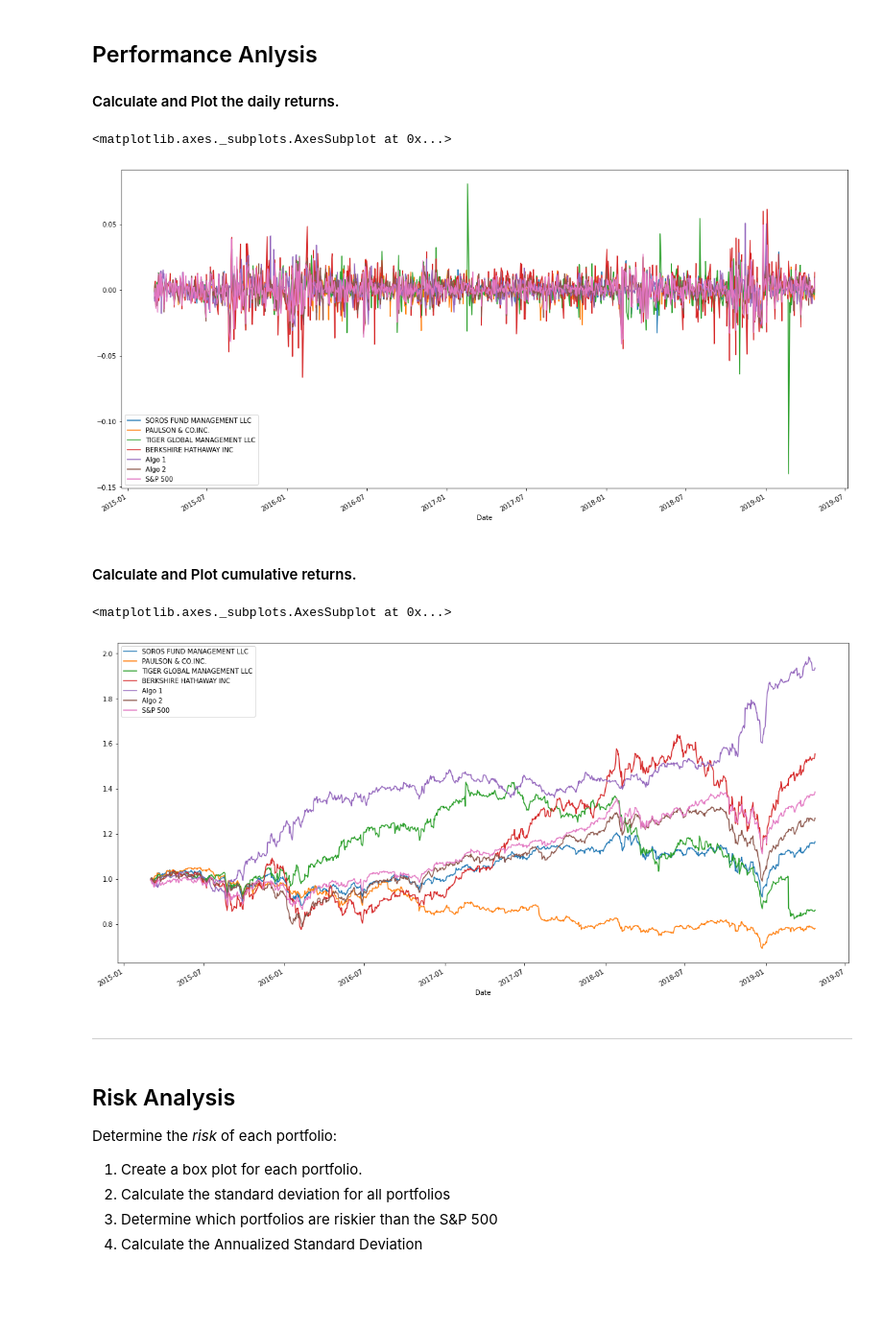
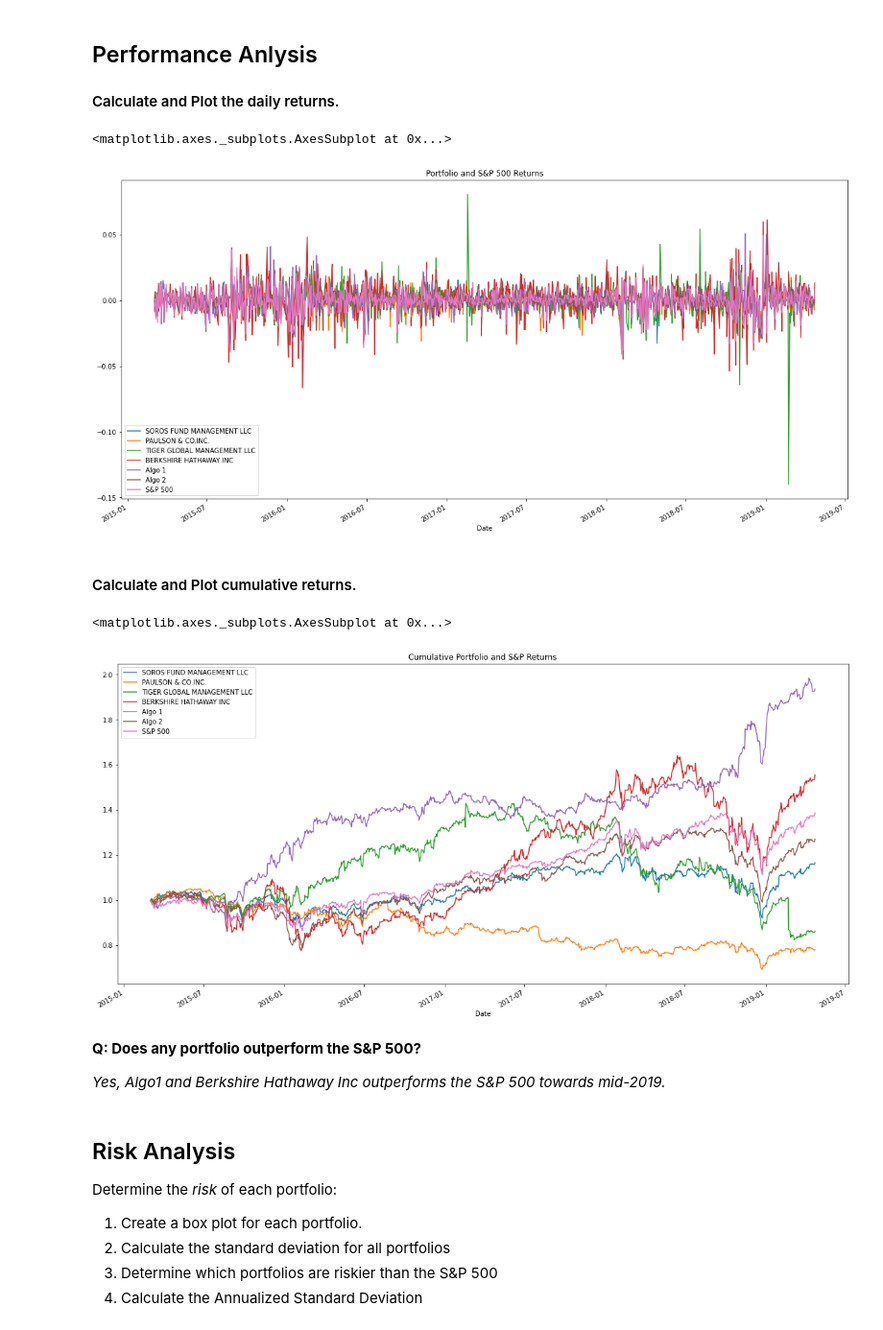
Before and after one commit to meowyen/hw4-whale-analysis, a Jupyter notebook: whale_analysis.ipynb, the cells around one changed output. Shown at 96% size. Cells and saved outputs as stored; diff of their text form; code cells hidden in the pictures; blank space fills up the shorter version.

```diff
--- a/whale_analysis.ipynb
+++ b/whale_analysis.ipynb
@@ -102,8 +102,8 @@ sp500_history_df.dtypes
 Close    float64
 dtype: object
 # %%
-# Calculate Daily Returns
-sp500_history_df = sp500_history_df.sort_index()
+# Calculate Daily Returns for S&P 500
+sp500_history_df.sort_index(inplace=True)
 sp500_returns_df = sp500_history_df.pct_change()
 # %%
 # Drop nulls
@@ -144,10 +146,10 @@ In this section, you will calculate and visualize performance and risk metrics f
 #### Calculate and Plot the daily returns.
 # %%
 # Plot daily returns of all portfolios
-combined_returns_df.plot(figsize=(20,10))
+combined_returns_df.plot(figsize=(20,10), title="Portfolio and S&P 500 Returns")
 # %% [output]
 <matplotlib.axes._subplots.AxesSubplot at 0x...>
-[figure, old version]
+[figure, new version]
 # %% [markdown]
 #### Calculate and Plot cumulative returns.
 # %%
@@ -155,12 +157,14 @@ combined_returns_df.plot(figsize=(20,10))
 cumulative_returns = (1 + combined_returns_df).cumprod()
 
 # Plot cumulative returns
-cumulative_returns.plot(figsize=(20,10))
+cumulative_returns.plot(figsize=(20,10), title="Cumulative Portfolio and S&P Returns")
 # %% [output]
 <matplotlib.axes._subplots.AxesSubplot at 0x...>
-[figure, old version]
+[figure, new version]
-# %% [markdown]
----
+# %% [markdown]
+**Q: Does any portfolio outperform the S&P 500?**
+
+*Yes, Algo1 and Berkshire Hathaway Inc outperforms the S&P 500 towards mid-2019.*
 # %% [markdown]
 ## Risk Analysis
 
```
Also changed, not shown: parts of 34 cells of this notebook, 5 other files.
